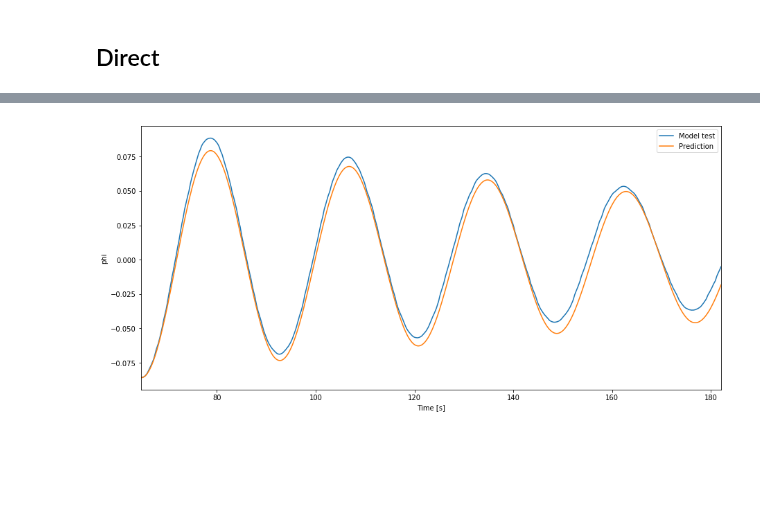
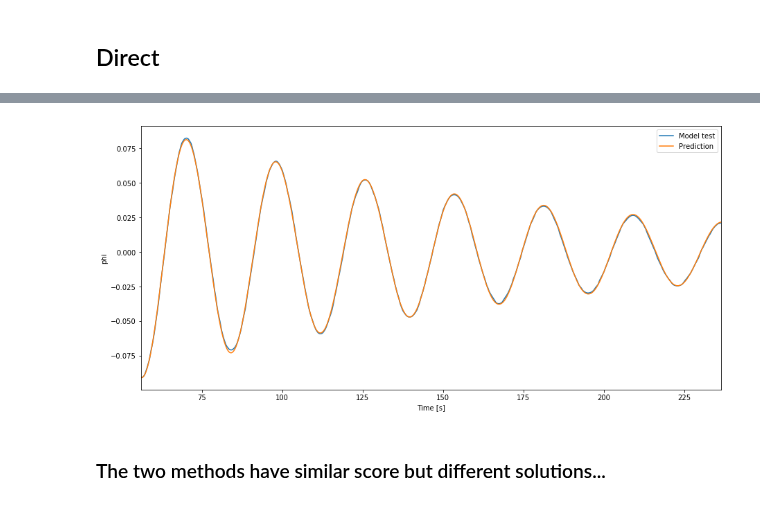
Before and after one commit to martinlarsalbert/rolldecay, a Jupyter notebook: notebooks/rolldecay/03.3_maa_roll_decay_test_system_identification_many.ipynb, the cells around one changed output, grey strips where cells are left out. Saved outputs shown, nothing was run; the diff lists cells and outputs as text; code cells hidden in the pictures; blank space fills up the shorter version.

```diff
--- a/notebooks/rolldecay/03.3_maa_roll_decay_test_system_identification_many.ipynb
+++ b/notebooks/rolldecay/03.3_maa_roll_decay_test_system_identification_many.ipynb
@@ -69,6 +69,7 @@ for file_name, pipeline_norwegian in pipeline_norwegians.items():
     estimator = pipeline_norwegian['norwegian_estimator']
     s = pd.Series(estimator.parameters, name=file_name)
     s['score'] = estimator.score(X=estimator.X)
+    s['mean_damping'] = estimator.calculate_average_linear_damping(phi_a=np.deg2rad(4))
     df_norwegian = df_norwegian.append(s)
 # %%
 df_norwegian.sort_values(by='score', ascending=False)
@@ -174,6 +179,8 @@ df_direct.sort_values(by='score', ascending=False)
 # %%
-pipeline_direct = pipeline_directs['20084871056k.07.asc']
+pipeline_direct = pipeline_directs['20084871056k.14.asc']
 estimator = pipeline_direct['direct_estimator']
 estimator.plot_fit()
 # %% [output]
-[figure, old version]
+[figure, new version]
+# %% [markdown]
+### The two methods have similar score but different solutions...
```
Also changed, not shown: parts of 10 cells of this notebook, 2 other files.
